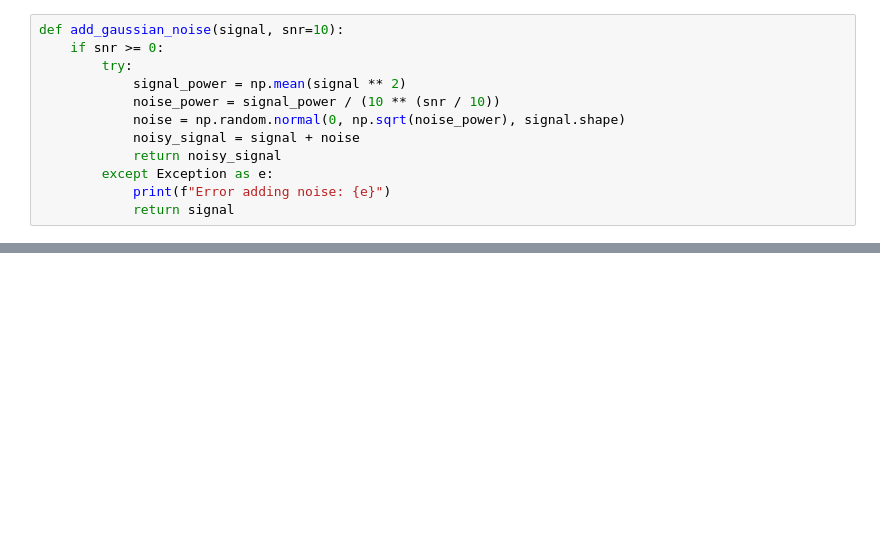
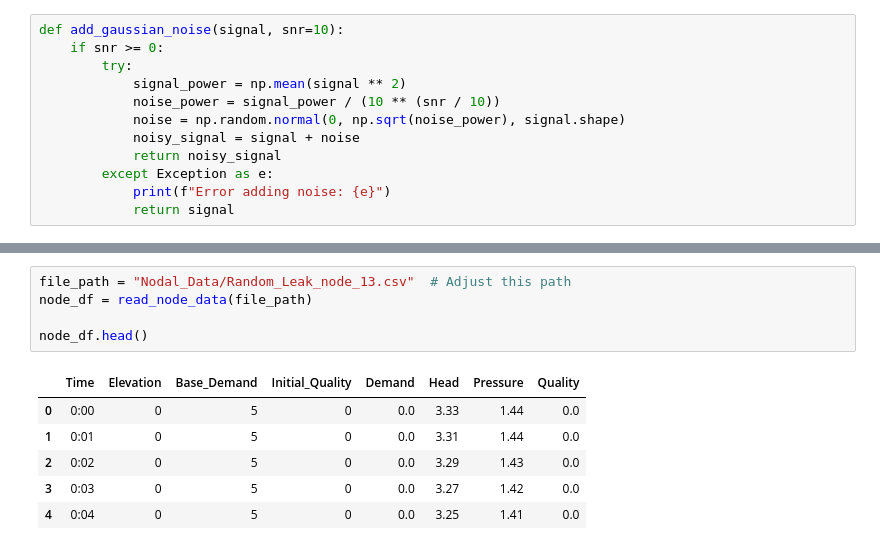
Before and after one commit to ifituburyo/CPS, a Jupyter notebook: main.ipynb, the cells around one changed output, grey strips where cells are left out. Drawn from its saved outputs; the diff is of its cells as text; blank space fills up the shorter version.

```diff
--- a/main.ipynb
+++ b/main.ipynb
@@ -86,0 +106,12 @@ plt.show()
+# %%
+file_path = "Nodal_Data/Random_Leak_node_13.csv"  # Adjust this path
+node_df = read_node_data(file_path)
+
+node_df.head()
+# %% [output]
+|  | Time | Elevation | Base_Demand | Initial_Quality | Demand | Head | Pressure | Quality |
+| 0 | 0:00 | 0 | 5 | 0 | 0.0 | 3.33 | 1.44 | 0.0 |
+| 1 | 0:01 | 0 | 5 | 0 | 0.0 | 3.31 | 1.44 | 0.0 |
+| 2 | 0:02 | 0 | 5 | 0 | 0.0 | 3.29 | 1.43 | 0.0 |
+| 3 | 0:03 | 0 | 5 | 0 | 0.0 | 3.27 | 1.42 | 0.0 |
+| 4 | 0:04 | 0 | 5 | 0 | 0.0 | 3.25 | 1.41 | 0.0 |
```
Also changed, not shown: parts of 6 cells of this notebook.
